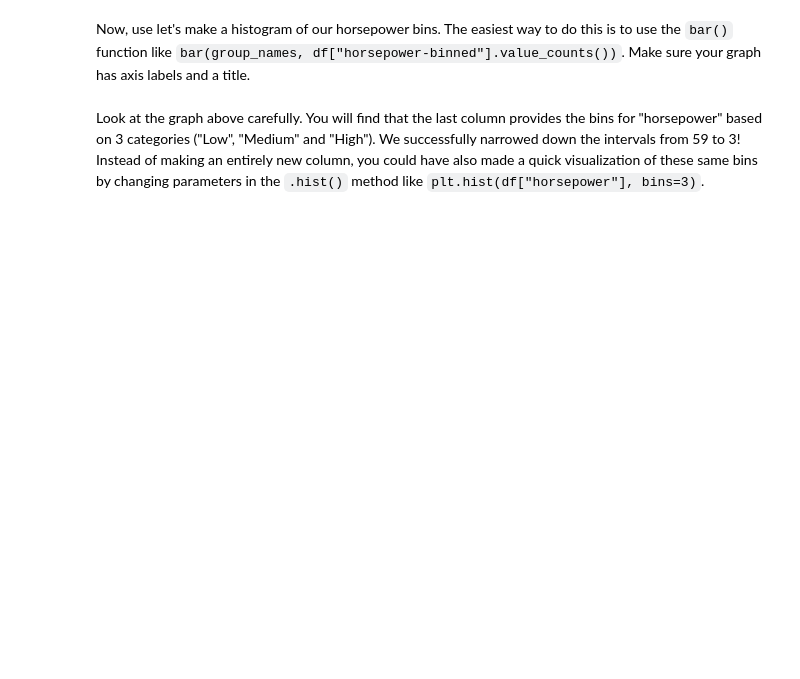
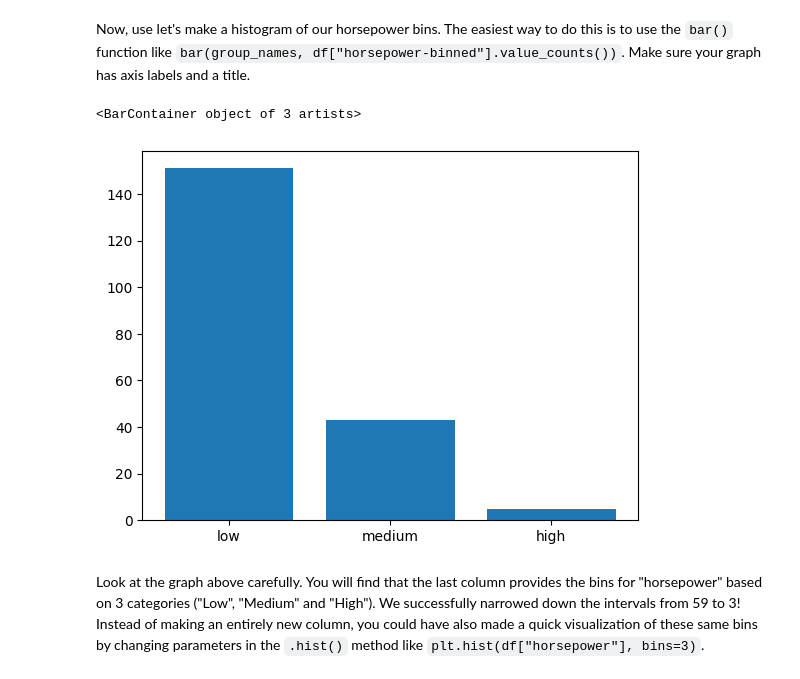
Before and after one commit to kobynwinn/codespace, a Jupyter notebook: notebooks/DSF24_Automobile_Clean.ipynb, the cells around one changed output. Saved outputs shown, nothing was run; the diff lists cells and outputs as text; code cells hidden in the pictures; blank space fills up the shorter version.

```diff
--- a/notebooks/DSF24_Automobile_Clean.ipynb
+++ b/notebooks/DSF24_Automobile_Clean.ipynb
@@ -386,4 +438,9 @@ Check the number of vehicles in each bin using `value_counts()`.
 # %% [markdown]
 Now, use let's make a histogram of our horsepower bins. The easiest way to do this is to use the `bar()` function like `bar(group_names, df["horsepower-binned"].value_counts())`. Make sure your graph has axis labels and a title.
+# %%
+plt.bar(names, df['horsepower-binned'].value_counts())
+# %% [output]
+<BarContainer object of 3 artists>
+[figure, added]
 # %% [markdown]
 Look at the graph above carefully. You will find that the last column provides the bins for "horsepower" based on 3 categories ("Low", "Medium" and "High"). We successfully narrowed down the intervals from 59 to 3! Instead of making an entirely new column, you could have also made a quick visualization of these same bins by changing parameters in the `.hist()` method like `plt.hist(df["horsepower"], bins=3)`.
```
Also changed, not shown: parts of 13 cells of this notebook.
